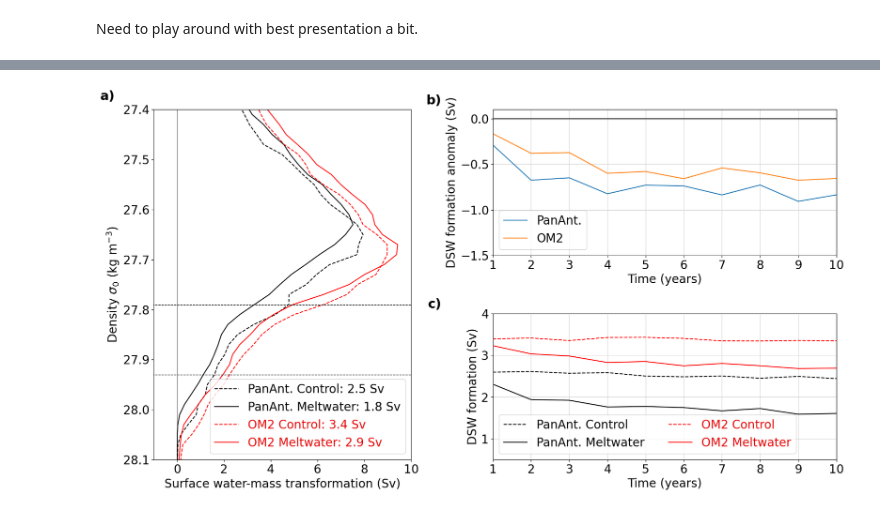
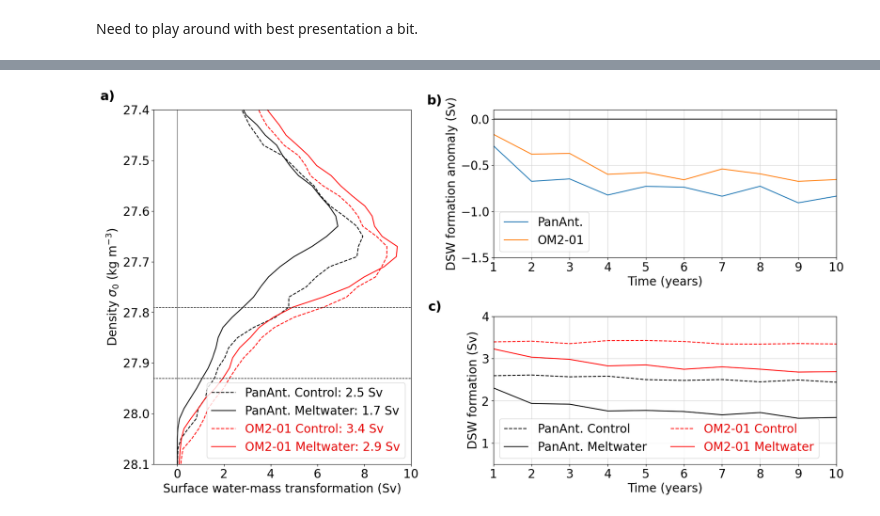
Before and after one commit to adele-morrison/panan-meltwater, a Jupyter notebook: notebooks/bottom_water_analysis/SWMT_shelf_prescribed.ipynb, the cells around one changed output, grey strips where cells are left out. Saved outputs shown, nothing was run; the diff lists cells and outputs as text; code cells hidden in the pictures.

```diff
--- a/notebooks/bottom_water_analysis/SWMT_shelf_prescribed.ipynb
+++ b/notebooks/bottom_water_analysis/SWMT_shelf_prescribed.ipynb
@@ -92,7 +48,7 @@ plt.show()
 # %%
 ## Testing with different lims
 pan01_time_C_acclims = xr.open_dataarray('/g/data/g40/kc5856/access_panan_ssp126_SWMT/new_Pan01_SWMT_shelf_rho0/plots/swmt_shelf_time_pan01_acclims_rho0_C.nc', chunks = 'auto')
-pan01_time_M_acclims = xr.open_dataarray('/g/data/g40/kc5856/access_panan_ssp126_SWMT/new_Pan01_SWMT_shelf_rho0/plots/swmt_shelf_time_pan01_acclims_rho0_M.nc', chunks = 'auto')
+pan01_time_M_acclims = xr.open_dataarray('/g/data/g40/kc5856/access_panan_ssp126_SWMT/new_Pan01_SWMT_shelf_rho0/plots/swmt_shelf_time_pan01_fix_acclims_rho0_M.nc', chunks = 'auto')
 acc_time_C_panlims = xr.open_dataarray('/g/data/g40/kc5856/access_panan_ssp126_SWMT/new_ACCESS_SWMT_shelf_rho0/plots/swmt_shelf_time_access_panlims_rho0_C.nc', chunks = 'auto')
 acc_time_M_panlims = xr.open_dataarray('/g/data/g40/kc5856/access_panan_ssp126_SWMT/new_ACCESS_SWMT_shelf_rho0/plots/swmt_shelf_time_access_panlims_rho0_M.nc', chunks = 'auto')
 # %%
@@ -152,7 +124,7 @@ plt.show()
 ## Isopycnal bins plot
 # %%
 pan01_C_swmt = xr.open_dataarray('/g/data/g40/kc5856/access_panan_ssp126_SWMT/new_Pan01_SWMT_shelf_rho0/plots/swmt_shelf_sum_ave_C_pan01_rho0.nc', chunks = 'auto')
-pan01_M_swmt = xr.open_dataarray('/g/data/g40/kc5856/access_panan_ssp126_SWMT/new_Pan01_SWMT_shelf_rho0/plots/swmt_shelf_sum_ave_M_pan01_rho0.nc', chunks = 'auto')
+pan01_M_swmt = xr.open_dataarray('/g/data/g40/kc5856/access_panan_ssp126_SWMT/new_Pan01_SWMT_shelf_rho0/plots/swmt_shelf_sum_ave_M_pan01_fix_rho0.nc', chunks = 'auto')
 acc_C_swmt = xr.open_dataarray('/g/data/g40/kc5856/access_panan_ssp126_SWMT/new_ACCESS_SWMT_shelf_rho0/plots/swmt_shelf_sum_ave_C_access_rho0.nc', chunks = 'auto')
 acc_M_swmt = xr.open_dataarray('/g/data/g40/kc5856/access_panan_ssp126_SWMT/new_ACCESS_SWMT_shelf_rho0/plots/swmt_shelf_sum_ave_M_access_rho0.nc', chunks = 'auto')
 # %%
@@ -330,9 +221,9 @@ ax3 = fig.add_subplot(gs[1, 1])
 # --------------------------
 # First figure (left side)
 ax1.plot(pan01_C_swmt, pan01_C_swmt['isopycnal_bins'], linestyle='--', color='black', label='PanAnt. Control: 2.5 Sv')
-ax1.plot(pan01_M_swmt, pan01_M_swmt['isopycnal_bins'], 'black', label='PanAnt. Meltwater: 1.8 Sv')
-ax1.plot(acc_C_swmt, acc_C_swmt['isopycnal_bins'], linestyle='--', color='red', label='OM2 Control: 3.4 Sv')
-ax1.plot(acc_M_swmt, acc_M_swmt['isopycnal_bins'], 'red', label='OM2 Meltwater: 2.9 Sv')
+ax1.plot(pan01_M_swmt, pan01_M_swmt['isopycnal_bins'], 'black', label='PanAnt. Meltwater: 1.7 Sv')
+ax1.plot(acc_C_swmt, acc_C_swmt['isopycnal_bins'], linestyle='--', color='red', label='OM2-01 Control: 3.4 Sv')
+ax1.plot(acc_M_swmt, acc_M_swmt['isopycnal_bins'], 'red', label='OM2-01 Meltwater: 2.9 Sv')
 
 ax1.plot([0, 0], [27.4, 28.1], 'k', linewidth=0.5)
 ax1.plot([-5, 15], [acc_25, acc_25], 'k--', linewidth=1)
@@ -350,7 +241,7 @@ ax1.set_xlabel('Surface water-mass transformation (Sv)')
 # --------------------------
 # Second figure (top-right)
 ax2.plot((pan01_time_M_acclims-pan01_time_C_acclims).index + 1, (pan01_time_M_acclims-pan01_time_C_acclims).values, label='PanAnt.')
-ax2.plot((acc_time_M_acclims-acc_time_C_acclims).index + 1, (acc_time_M_acclims-acc_time_C_acclims).values, label='OM2')
+ax2.plot((acc_time_M_acclims-acc_time_C_acclims).index + 1, (acc_time_M_acclims-acc_time_C_acclims).values, label='OM2-01')
 
 ax2.set_xlim(1, 10)
 ax2.set_ylim(-1.5, 0.1)
@@ -364,34 +255,34 @@ ax2.axhline(y=0, color='black', linestyle='-')
 # --------------------------
 # Third figure (bottom-right)
 ax3.plot(pan01_time_C_acclims.index + 1, pan01_time_C_acclims.values, color='black', linestyle='--', label='PanAnt. Control')
 ax3.plot(pan01_time_M_acclims.index + 1, pan01_time_M_acclims.values, color='black', linestyle='-', label='PanAnt. Meltwater')
-ax3.plot(acc_time_C_acclims.index + 1, acc_time_C_acclims.values, color='red', linestyle='--', label='OM2 Control')
-ax3.plot(acc_time_M_acclims.index + 1, acc_time_M_acclims.values, color='red', linestyle='-', label='OM2 Meltwater')
+ax3.plot(acc_time_C_acclims.index + 1, acc_time_C_acclims.values, color='red', linestyle='--', label='OM2-01 Control')
+ax3.plot(acc_time_M_acclims.index + 1, acc_time_M_acclims.values, color='red', linestyle='-', label='OM2-01 Meltwater')
 
 ax3.set_xlim(1, 10)
 ax3.set_ylim(0.5, 4)
 ax3.set_xlabel('Time (years)')
 ax3.set_ylabel("DSW formation (Sv)")
 ax3.set_title('')
 ax3.legend(ncol=2)
 ax3.grid(True, color='lightgrey')
 ax3.axhline(y=0, color='black', linestyle='-')
 
 leg3 = ax3.legend(ncol=2)
 for text, color in zip(leg3.get_texts(), ['black', 'black', '#E50000', '#E50000']):
     text.set_color(color)
 
 # Add panel labels
 ax1.text(-0.15, 1.02, 'a)', transform=ax1.transAxes,
          fontsize=22, fontweight='bold', va='bottom', ha='right')
 ax2.text(-0.15, 1.02, 'b)', transform=ax2.transAxes,
          fontsize=22, fontweight='bold', va='bottom', ha='right')
 ax3.text(-0.15, 1.02, 'c)', transform=ax3.transAxes,
          fontsize=22, fontweight='bold', va='bottom', ha='right')
 
 plt.tight_layout()
 plt.show()
 
-fig.savefig("/g/data/g40/kc5856/thesis_figures/intermodel_SWMT_shelf_acclims.png", dpi=300, bbox_inches='tight')
+fig.savefig("/g/data/g40/kc5856/thesis_figures/intermodel_SWMT_shelf_acclims_fixed.png", dpi=300, bbox_inches='tight')
 # %% [output]
-[figure, old version]
+[figure, new version]
```
Also changed, not shown: parts of 13 cells of this notebook, 8 other files.
